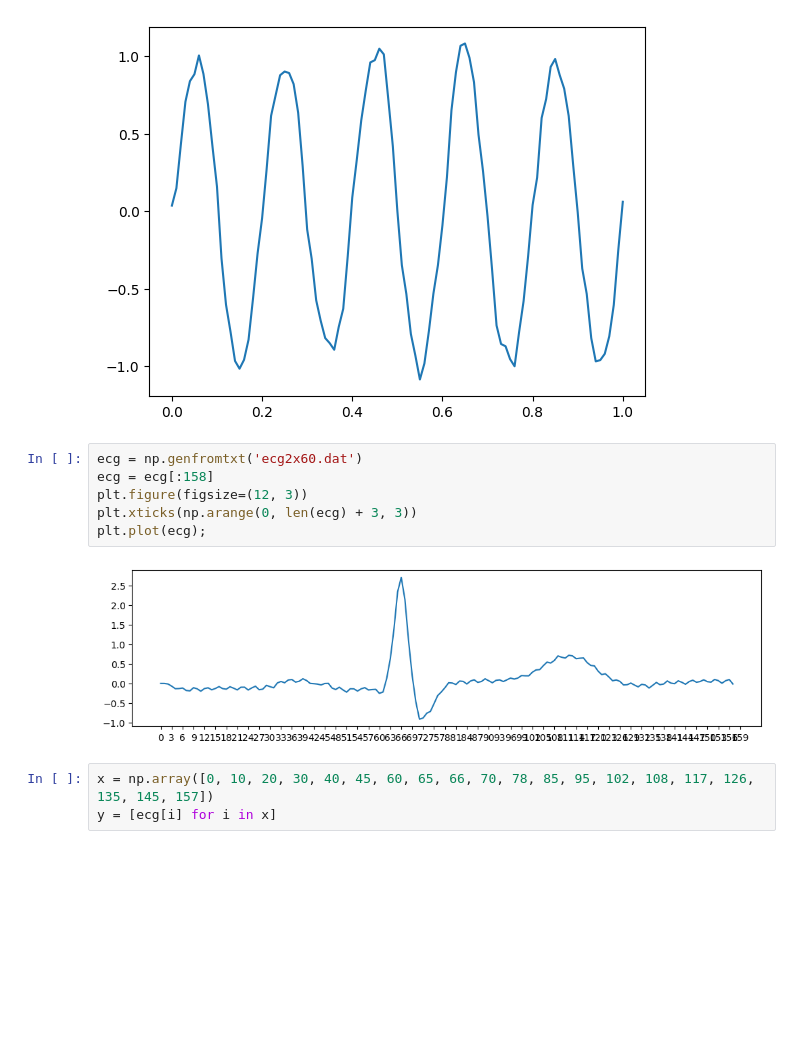
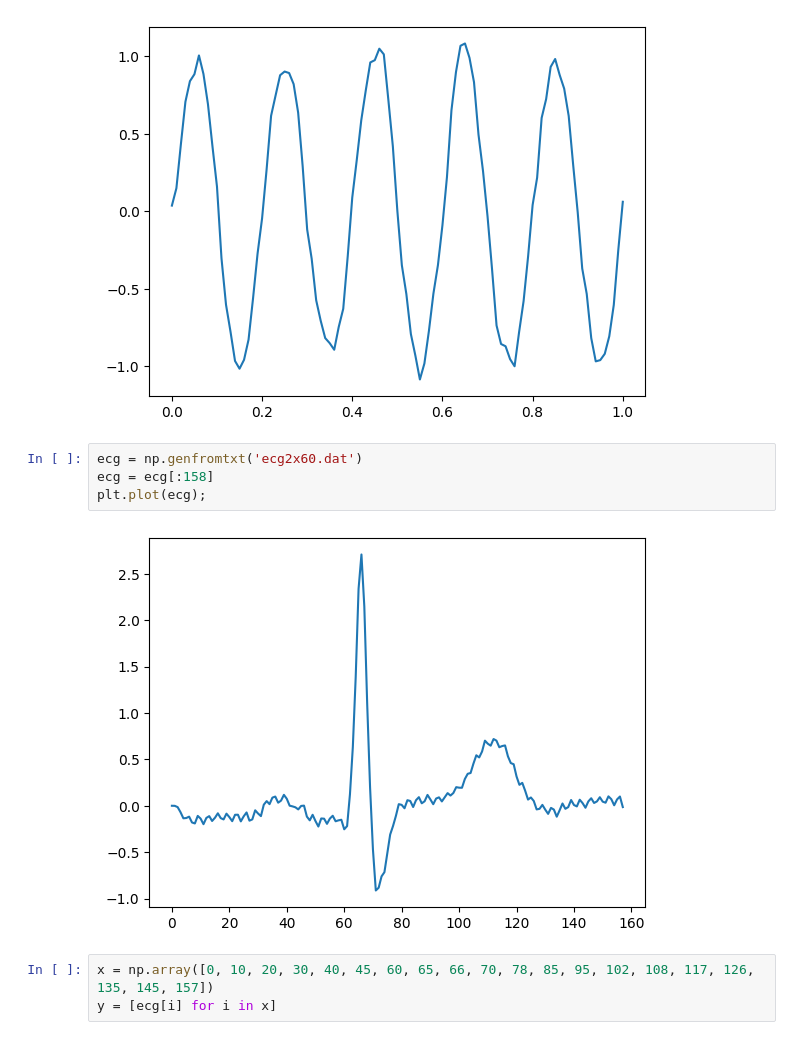
Before and after one commit to ParasKore2003/BMSP, a Jupyter notebook: wiener_filtering.ipynb, the cells around one changed output. Cells and saved outputs as stored; diff of their text form; blank space fills up the shorter version.

```diff
--- a/wiener_filtering.ipynb
+++ b/wiener_filtering.ipynb
@@ -58,11 +58,9 @@ plt.plot(t,y);
 # %%
 ecg = np.genfromtxt('ecg2x60.dat')
 ecg = ecg[:158]
-plt.figure(figsize=(12, 3))
-plt.xticks(np.arange(0, len(ecg) + 3, 3))
 plt.plot(ecg);
 # %% [output]
-[figure, old version]
+[figure, new version]
 # %%
 x = np.array([0, 10, 20, 30, 40, 45, 60, 65, 66, 70, 78, 85, 95, 102, 108, 117, 126, 135, 145, 157])
 y = [ecg[i] for i in x]
```
